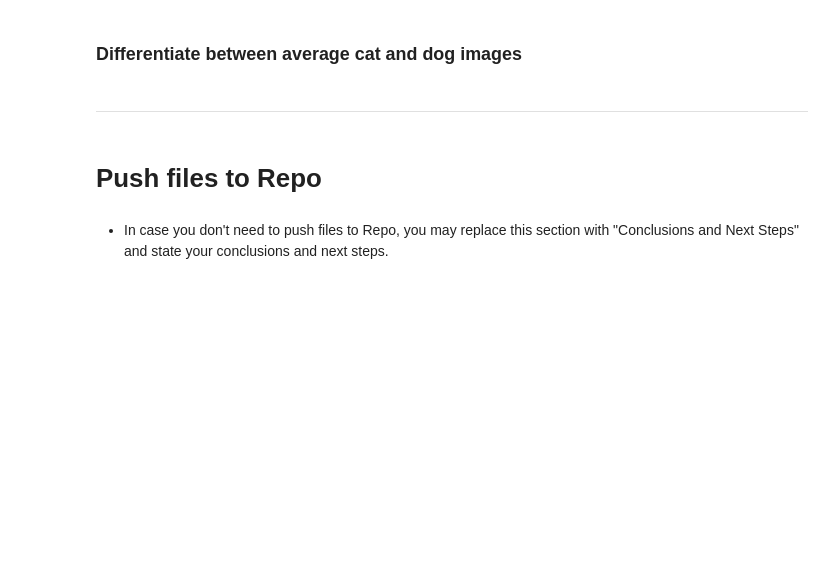
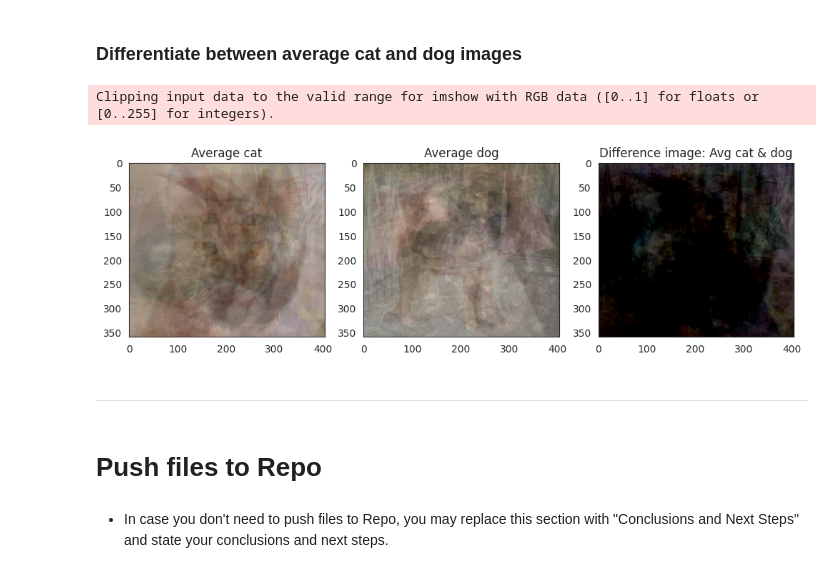
Before and after one commit to NiclO1337/pp5-cats-vs-dogs, a Jupyter notebook: jupyter_notebooks/02 - DataVisualization.ipynb, the cells around one changed output. Drawn from its saved outputs; the diff is of its cells as text; code cells hidden in the pictures; blank space fills up the shorter version.

```diff
--- a/jupyter_notebooks/02 - DataVisualization.ipynb
+++ b/jupyter_notebooks/02 - DataVisualization.ipynb
@@ -239,34 +229,39 @@ def diff_bet_avg_image_labels_data_as_array(X, y, label_1, label_2, figsize=(20,
     sns.set_style("white")
 
     if (label_1 not in np.unique(y)) or (label_2 not in np.unique(y)):
         print(
             f"Either label {label} or label {label_2}, are not in {np.unique(y)} ")
         return
 
     # calculate mean from label1
     images_label = subset_image_label(X, y, label_1)
     label1_avg = np.mean(images_label, axis=0)
 
     # calculate mean from label2
     images_label = subset_image_label(X, y, label_2)
     label2_avg = np.mean(images_label, axis=0)
 
     # calculate difference and plot difference, avg label1 and avg label2
     difference_mean = label1_avg - label2_avg
     fig, axes = plt.subplots(nrows=1, ncols=3, figsize=figsize)
-    axes[0].imshow(label1_avg, cmap='gray')
+    axes[0].imshow(label1_avg, cmap='Blues')
     axes[0].set_title(f'Average {label_1}')
-    axes[1].imshow(label2_avg, cmap='gray')
+    axes[1].imshow(label2_avg, cmap='Blues')
     axes[1].set_title(f'Average {label_2}')
-    axes[2].imshow(difference_mean, cmap='gray')
+    axes[2].imshow(difference_mean, cmap='Blues')
     axes[2].set_title(f'Difference image: Avg {label_1} & {label_2}')
     if save_image:
         plt.savefig(f"{file_path}/avg_diff.png", bbox_inches='tight', dpi=150)
     else:
         plt.tight_layout()
         plt.show()
+
+
 diff_bet_avg_image_labels_data_as_array(X=X, y=y,
-                                        label_1='Cat', label_2='Dog',
+                                        label_1='cat', label_2='dog',
                                         figsize=(12, 10),
                                         save_image=True
                                         )
+# %% [output]
+Clipping input data to the valid range for imshow with RGB data ([0..1] for floats or [0..255] for integers).
+[figure, added]
```
Also changed, not shown: parts of 4 cells of this notebook, 3 other files.
